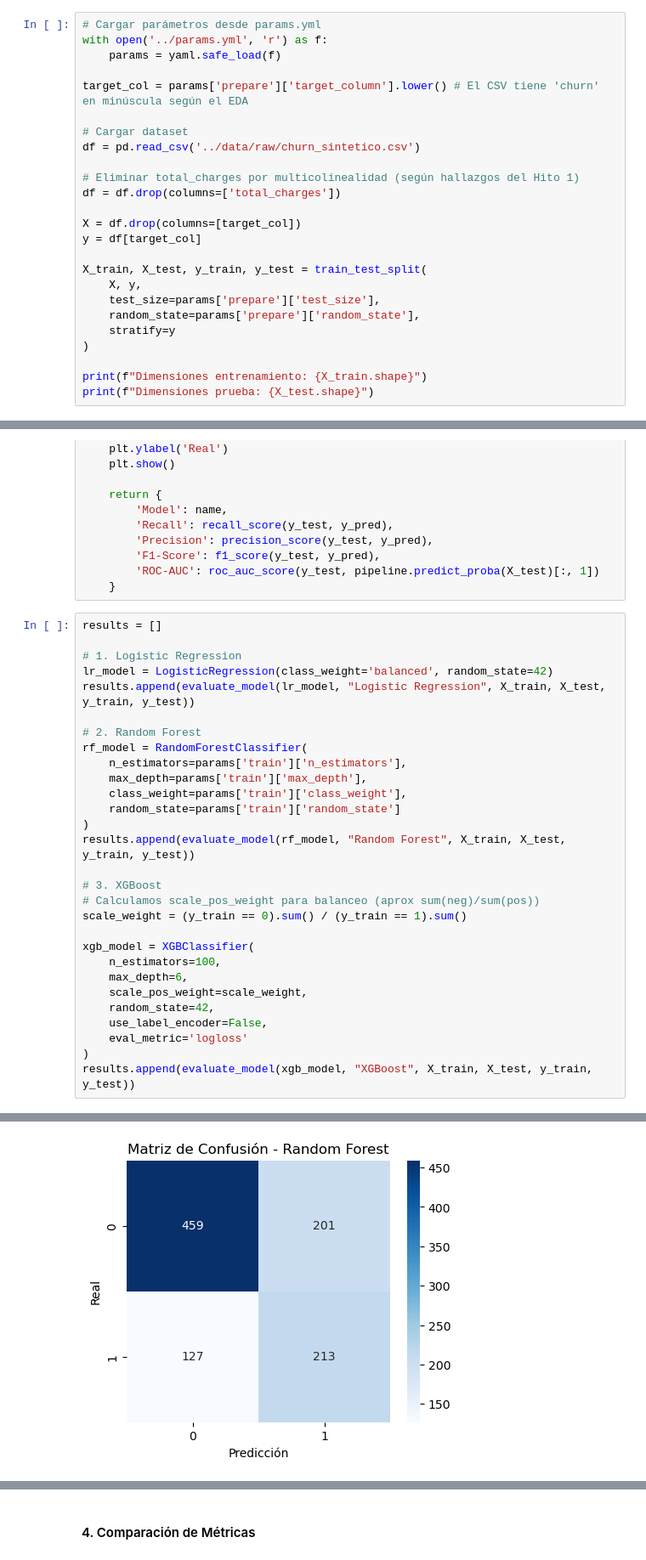
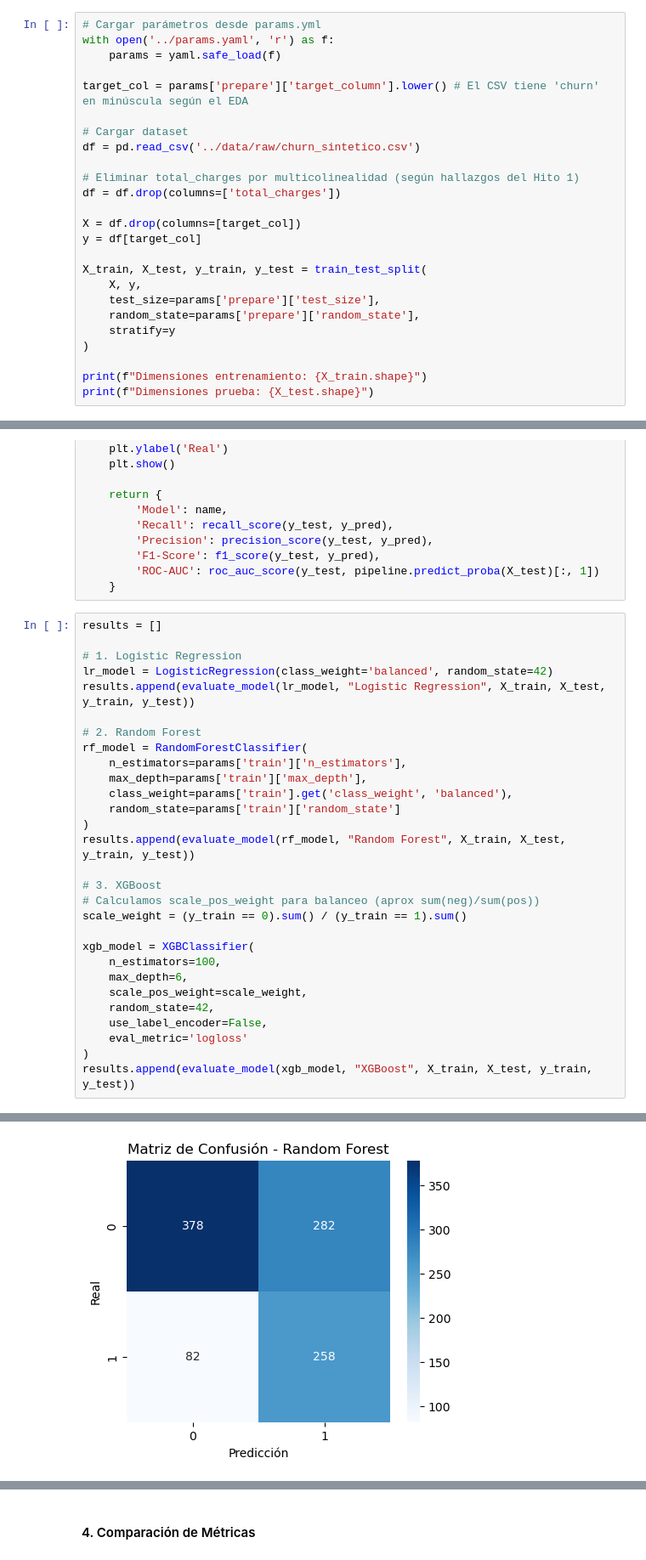
Before and after one commit to Dovi1980/andeslink-churn, a Jupyter notebook: notebooks/02_train_test_mlflow.ipynb, the cells around one changed output, grey strips where cells are left out. Shown at 85% size. Cells and saved outputs as stored; diff of their text form.

```diff
--- a/notebooks/02_train_test_mlflow.ipynb
+++ b/notebooks/02_train_test_mlflow.ipynb
@@ -34,7 +34,7 @@ En esta primera etapa, preparamos el terreno para el modelado siguiendo buenas p
 * **Muestreo Estratificado:** Al dividir los datos en Entrenamiento (80%) y Prueba (20%), aplicamos `stratify=y`. Dado que nuestro dataset está desbalanceado (34% Churn), esto garantiza que ambos conjuntos mantengan exactamente la misma proporción de fuga, evitando sesgos en la evaluación.
 # %%
 # Cargar parámetros desde params.yml
-with open('../params.yml', 'r') as f:
+with open('../params.yaml', 'r') as f:
     params = yaml.safe_load(f)
 
 target_col = params['prepare']['target_column'].lower() # El CSV tiene 'churn' en minúscula según el EDA
@@ -130,7 +130,7 @@ results.append(evaluate_model(lr_model, "Logistic Regression", X_train, X_test,
 rf_model = RandomForestClassifier(
     n_estimators=params['train']['n_estimators'],
     max_depth=params['train']['max_depth'],
-    class_weight=params['train']['class_weight'],
+    class_weight=params['train'].get('class_weight', 'balanced'),
     random_state=params['train']['random_state']
 )
 results.append(evaluate_model(rf_model, "Random Forest", X_train, X_test, y_train, y_test))
@@ -171,4 +171,4 @@ weighted avg       0.69      0.67      0.68      1000
-[figure, old version]
+[figure, new version]
 Parameters: { "use_label_encoder" } are not used.
 
   bst.update(dtrain, iteration=i, fobj=obj)
```
Also changed, not shown: parts of 3 cells of this notebook, 9 other files.
